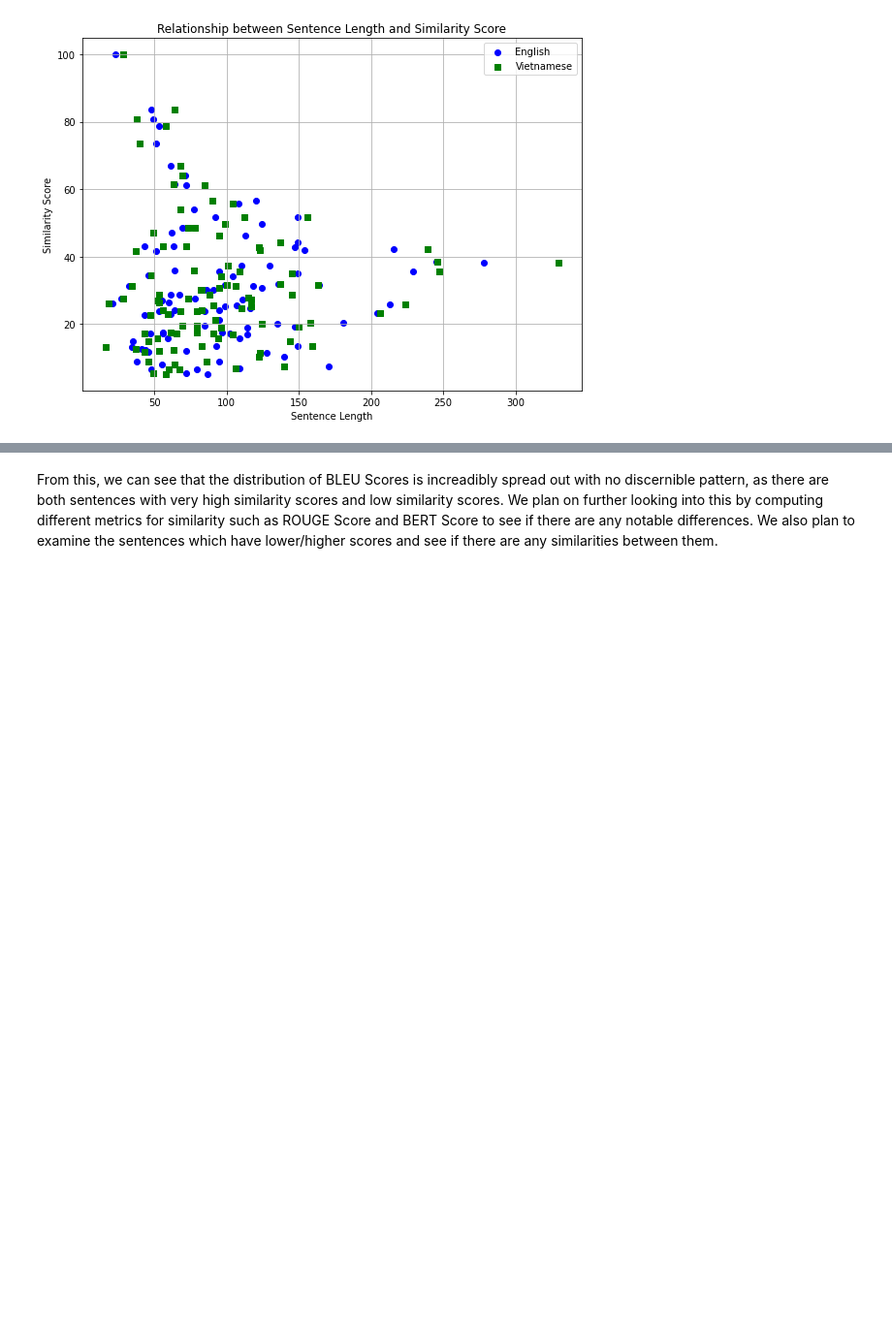
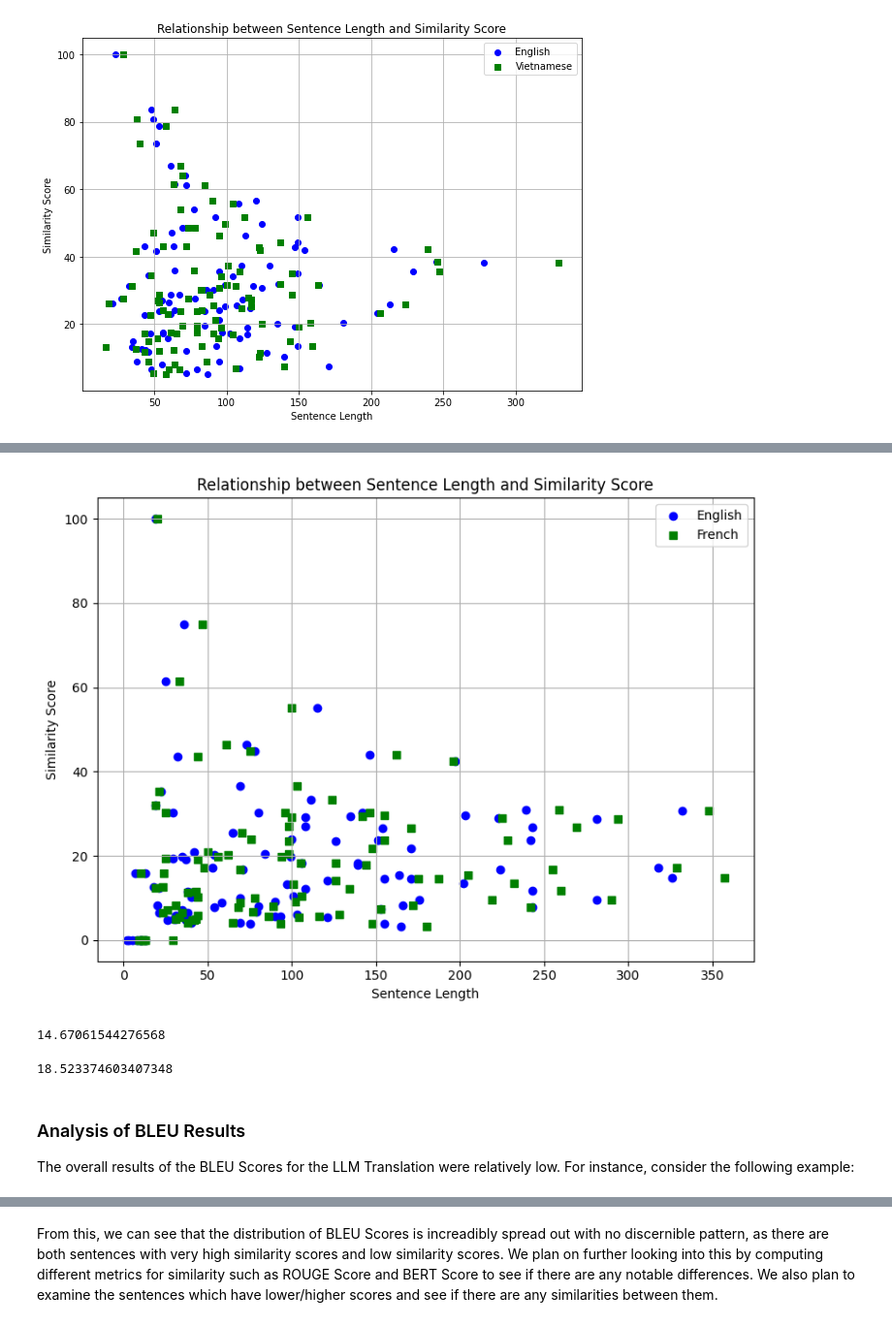
Before and after one commit to MDakshithagithub/Language_Translation_LLM, a Jupyter notebook: llm.ipynb, the cells around one changed output, grey strips where cells are left out. Shown at 97% size. Cells and saved outputs as stored; diff of their text form; code cells hidden in the pictures; blank space fills up the shorter version.

```diff
--- a/llm.ipynb
+++ b/llm.ipynb
@@ -636,0 +495,17 @@ plt.show()
+# %%
+def infer(prompt):
+    inputs = tokenizer(prompt, return_tensors="pt", padding=True, truncation=True, max_length=1024)
+
+    translated_ids = model.generate(**inputs)
+
+    translated_sentence = tokenizer.decode(translated_ids[0], skip_special_tokens=True, clean_up_tokenization_spaces=False)
+
+    return translated_sentence
+# %%
+def apply_infer(row):
+    output = infer(row['fr'])
+    return output
+
+fr_df['LLM_Translation'] = fr_df.apply(apply_infer, axis=1)
+
+display(fr_df)
@@ -636,0 +528,8 @@ plt.show()
+# %%
+def compute_bleu(row):
+    reference = [row['en']]
+    candidate = [row['LLM_Translation']]
+    return sacrebleu.corpus_bleu(candidate, [reference]).score
+
+fr_df['bleu_score'] = fr_df.apply(compute_bleu, axis=1)
+display(fr_df)
@@ -636,0 +558,32 @@ plt.show()
+# %%
+english_lengths = [len(row['en']) for index, row in fr_df.iterrows()]
+french_lengths = [len(row['fr']) for index, row in fr_df.iterrows()]
+
+
+plt.figure(figsize=(8, 6))
+plt.scatter(english_lengths, fr_df['bleu_score'], label='English', color='blue', marker='o')
+plt.scatter(french_lengths, fr_df['bleu_score'], label='French', color='green', marker='s')
+
+
+plt.xlabel('Sentence Length')
+plt.ylabel('Similarity Score')
+plt.title('Relationship between Sentence Length and Similarity Score')
+plt.legend()
+plt.grid(True)
+plt.tight_layout()
+
+plt.show()
+# %% [output]
+[figure, added]
+# %%
+fr_df['bleu_score'].median()
+# %% [output]
+14.67061544276568
+# %%
+fr_df['bleu_score'].mean()
+# %% [output]
+18.523374603407348
+# %% [markdown]
+### Analysis of BLEU Results
+
+The overall results of the BLEU Scores for the LLM Translation were relatively low. For instance, consider the following example:
```
Also changed, not shown: parts of 43 cells of this notebook, 1 other file.
